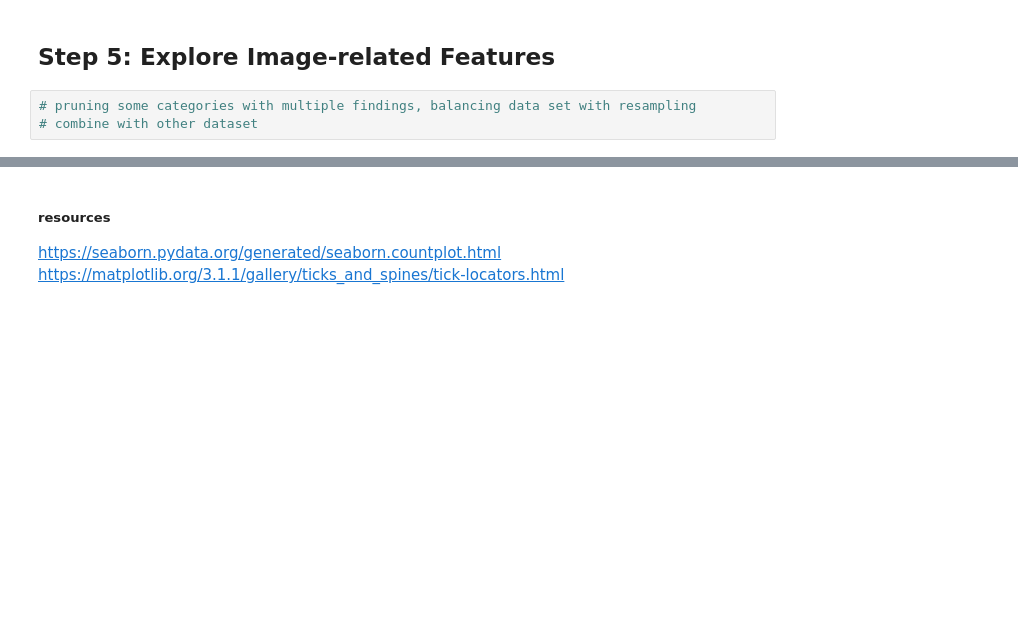
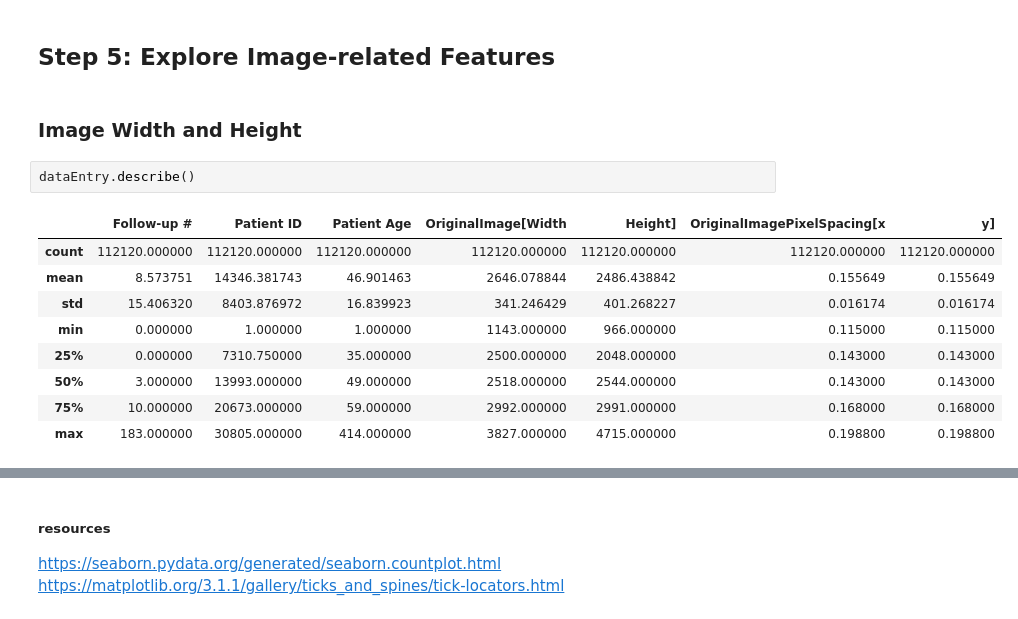
Before and after one commit to rachelwoodside/csci4155-chest-xray-model, a Jupyter notebook: EDA.ipynb, the cells around one changed output, grey strips where cells are left out. Cells and saved outputs as stored; diff of their text form; blank space fills up the shorter version.

```diff
--- a/EDA.ipynb
+++ b/EDA.ipynb
@@ -302,6 +299,17 @@ sns.countplot(dataEntry, x='View Position')
 [figure]
 # %% [markdown]
 ## Step 5: Explore Image-related Features
-# %%
-# pruning some categories with multiple findings, balancing data set with resampling
-# combine with other dataset
+# %% [markdown]
+### Image Width and Height
+# %%
+dataEntry.describe()
+# %% [output]
+|  | Follow-up # | Patient ID | Patient Age | OriginalImage[Width | Height] | OriginalImagePixelSpacing[x | y] |
+| count | 112120.000000 | 112120.000000 | 112120.000000 | 112120.000000 | 112120.000000 | 112120.000000 | 112120.000000 |
+| mean | 8.573751 | 14346.381743 | 46.901463 | 2646.078844 | 2486.438842 | 0.155649 | 0.155649 |
+| std | 15.406320 | 8403.876972 | 16.839923 | 341.246429 | 401.268227 | 0.016174 | 0.016174 |
+| min | 0.000000 | 1.000000 | 1.000000 | 1143.000000 | 966.000000 | 0.115000 | 0.115000 |
+| 25% | 0.000000 | 7310.750000 | 35.000000 | 2500.000000 | 2048.000000 | 0.143000 | 0.143000 |
+| 50% | 3.000000 | 13993.000000 | 49.000000 | 2518.000000 | 2544.000000 | 0.143000 | 0.143000 |
+| 75% | 10.000000 | 20673.000000 | 59.000000 | 2992.000000 | 2991.000000 | 0.168000 | 0.168000 |
+| max | 183.000000 | 30805.000000 | 414.000000 | 3827.000000 | 4715.000000 | 0.198800 | 0.198800 |
```
Also changed, not shown: parts of 7 cells of this notebook.
